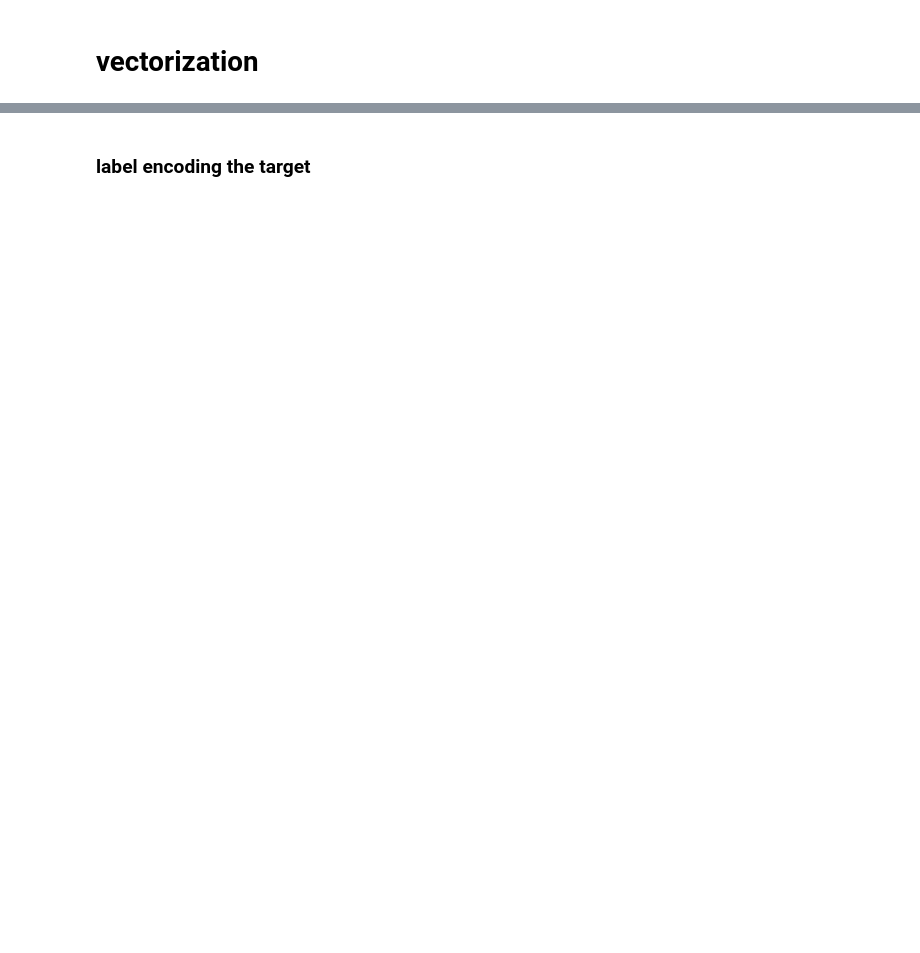
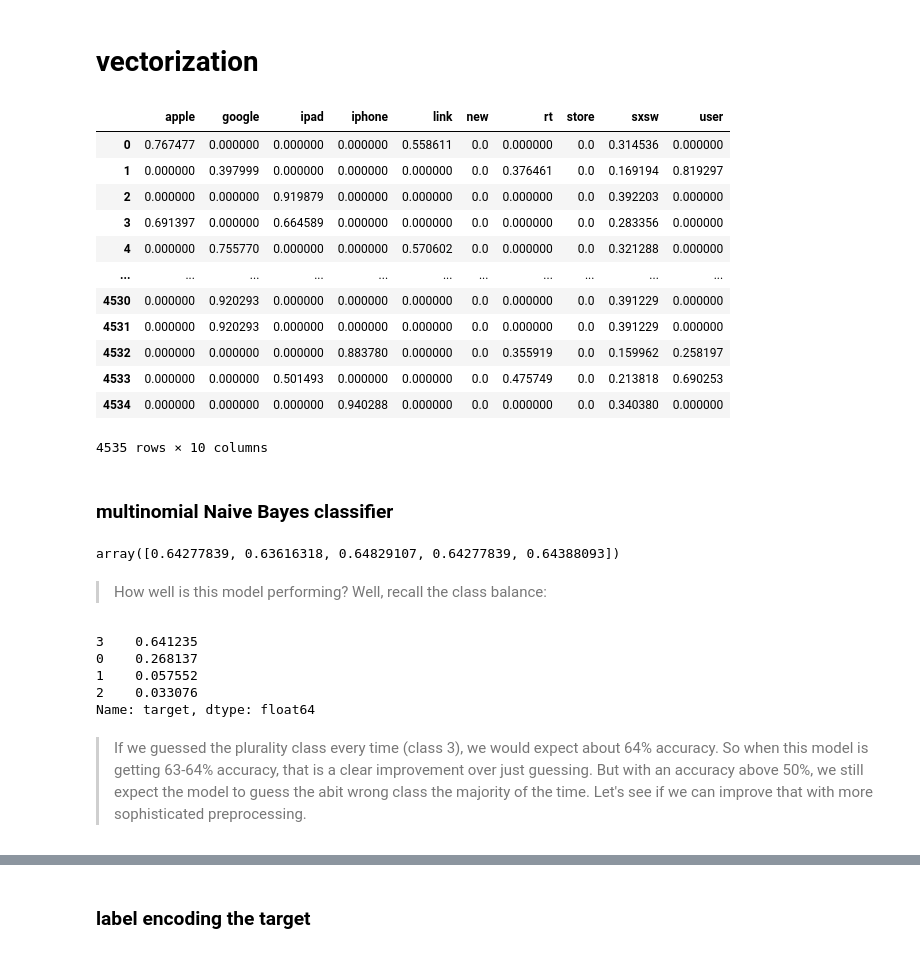
Before and after one commit to Daniel1999Akama/moringa_phase4_project, a Jupyter notebook: Phase4_project.ipynb, the cells around one changed output, grey strips where cells are left out. Saved outputs shown, nothing was run; the diff lists cells and outputs as text; code cells hidden in the pictures; blank space fills up the shorter version.

```diff
--- a/Phase4_project.ipynb
+++ b/Phase4_project.ipynb
@@ -662,3 +667,6 @@ data.tweet_text[0]
  'plugin',
  'station',
  'sxsw']
+# %%
+data['target'] = data['brand'].astype(str)
+data
@@ -664,0 +687,16 @@ data.tweet_text[0]
+# %%
+# Convert string labels to 1 or 0
+from sklearn.preprocessing import LabelEncoder
+le = LabelEncoder()
+data['target'] = le.fit_transform(data['target'])
+
+
+# Examine our data
+print(data.head())
+
+# Separate features and labels
+X = data['lemmatized_review']
+y = data['target']
+
+# Create test and train datasets
+X_train, X_test, y_train, y_test = train_test_split(X, y, test_size = 0.5, random_state=1)
@@ -665,2 +724,50 @@ data.tweet_text[0]
 # %% [markdown]
 # vectorization
+# %%
+from sklearn.feature_extraction.text import TfidfVectorizer
+from nltk.corpus import stopwords
+
+vectorizer = TfidfVectorizer(max_features=10, stop_words=stop_words)
+
+tf_idf_train = vectorizer.fit_transform(X_train)
+
+tf_idf_test = vectorizer.transform(X_test)
+#view
+pd.DataFrame.sparse.from_spmatrix(tf_idf_train, columns=vectorizer.get_feature_names())
+# %% [output]
+|  | apple | google | ipad | iphone | link | new | rt | store | sxsw | user |
+| 0 | 0.767477 | 0.000000 | 0.000000 | 0.000000 | 0.558611 | 0.0 | 0.000000 | 0.0 | 0.314536 | 0.000000 |
+| 1 | 0.000000 | 0.397999 | 0.000000 | 0.000000 | 0.000000 | 0.0 | 0.376461 | 0.0 | 0.169194 | 0.819297 |
+| 2 | 0.000000 | 0.000000 | 0.919879 | 0.000000 | 0.000000 | 0.0 | 0.000000 | 0.0 | 0.392203 | 0.000000 |
+| 3 | 0.691397 | 0.000000 | 0.664589 | 0.000000 | 0.000000 | 0.0 | 0.000000 | 0.0 | 0.283356 | 0.000000 |
+| 4 | 0.000000 | 0.755770 | 0.000000 | 0.000000 | 0.570602 | 0.0 | 0.000000 | 0.0 | 0.321288 | 0.000000 |
+| ... | ... | ... | ... | ... | ... | ... | ... | ... | ... | ... |
+| 4530 | 0.000000 | 0.920293 | 0.000000 | 0.000000 | 0.000000 | 0.0 | 0.000000 | 0.0 | 0.391229 | 0.000000 |
+| 4531 | 0.000000 | 0.920293 | 0.000000 | 0.000000 | 0.000000 | 0.0 | 0.000000 | 0.0 | 0.391229 | 0.000000 |
+| 4532 | 0.000000 | 0.000000 | 0.000000 | 0.883780 | 0.000000 | 0.0 | 0.355919 | 0.0 | 0.159962 | 0.258197 |
+| 4533 | 0.000000 | 0.000000 | 0.501493 | 0.000000 | 0.000000 | 0.0 | 0.475749 | 0.0 | 0.213818 | 0.690253 |
+| 4534 | 0.000000 | 0.000000 | 0.000000 | 0.940288 | 0.000000 | 0.0 | 0.000000 | 0.0 | 0.340380 | 0.000000 |
+4535 rows × 10 columns
+# %% [markdown]
+### multinomial Naive Bayes classifier
+# %%
+# Instantiate a MultinomialNB classifier
+baseline_model = MultinomialNB()
+
+# Evaluate the classifier on X_train_vectorized and y_train
+baseline_cv = cross_val_score(baseline_model, tf_idf_train, y_train)
+baseline_cv
+# %% [output]
+array([0.64277839, 0.63616318, 0.64829107, 0.64277839, 0.64388093])
+# %% [markdown]
+> How well is this model performing? Well, recall the class balance:
+# %%
+y_train.value_counts(normalize=True)
+# %% [output]
+3    0.641235
+0    0.268137
+1    0.057552
+2    0.033076
+Name: target, dtype: float64
+# %% [markdown]
+> If we guessed the plurality class every time (class 3), we would expect about 64% accuracy. So when this model is getting 63-64% accuracy, that is a clear improvement over just guessing. But with an accuracy above 50%, we still expect the model to guess the abit wrong class the majority of the time. Let's see if we can improve that with more sophisticated preprocessing.
```
Also changed, not shown: parts of 16 cells of this notebook, 3 other files.
